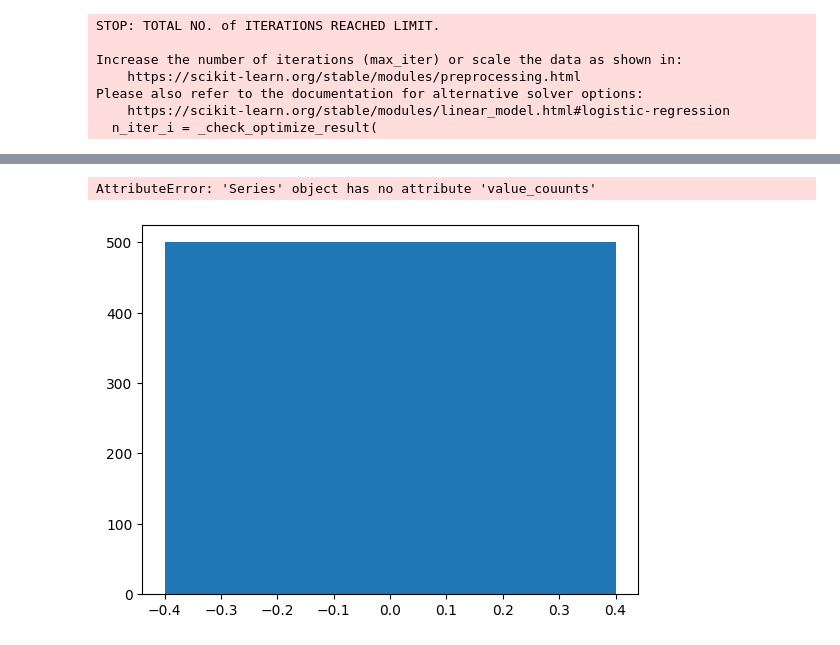
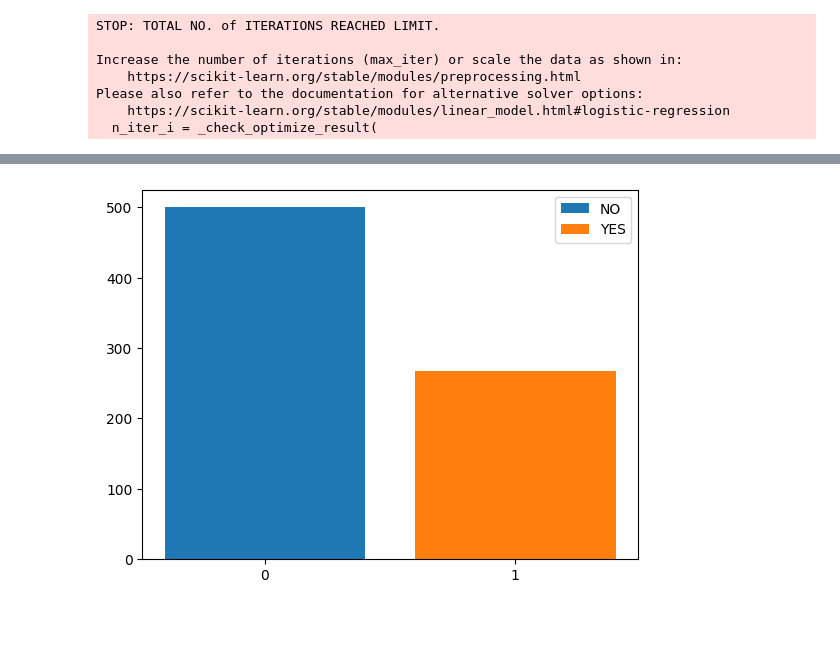
Before and after one commit to adminx95/cl1, a Jupyter notebook: diabetes.ipynb, the cells around one changed output, grey strips where cells are left out. Saved outputs shown, nothing was run; the diff lists cells and outputs as text; code cells hidden in the pictures.

```diff
--- a/diabetes.ipynb
+++ b/diabetes.ipynb
@@ -131,8 +131,9 @@ classification_report(y_test,preds)
 import matplotlib.pyplot as plt
 import seaborn as sns
 # %%
-plt.bar(0,y.value_counts()[0],label='NO')
-plt.bar(1,y.value_couunts()[1],label='YES')
+plt.bar(0,y.value_counts()[0],label="NO")
+plt.bar(1,y.value_counts()[1],label="YES")
+plt.legend()
+plt.xticks([0,1]);
 # %% [output]
-AttributeError: 'Series' object has no attribute 'value_couunts'
-[figure, old version]
+[figure, new version]
```
Also changed, not shown: parts of 4 cells of this notebook.
